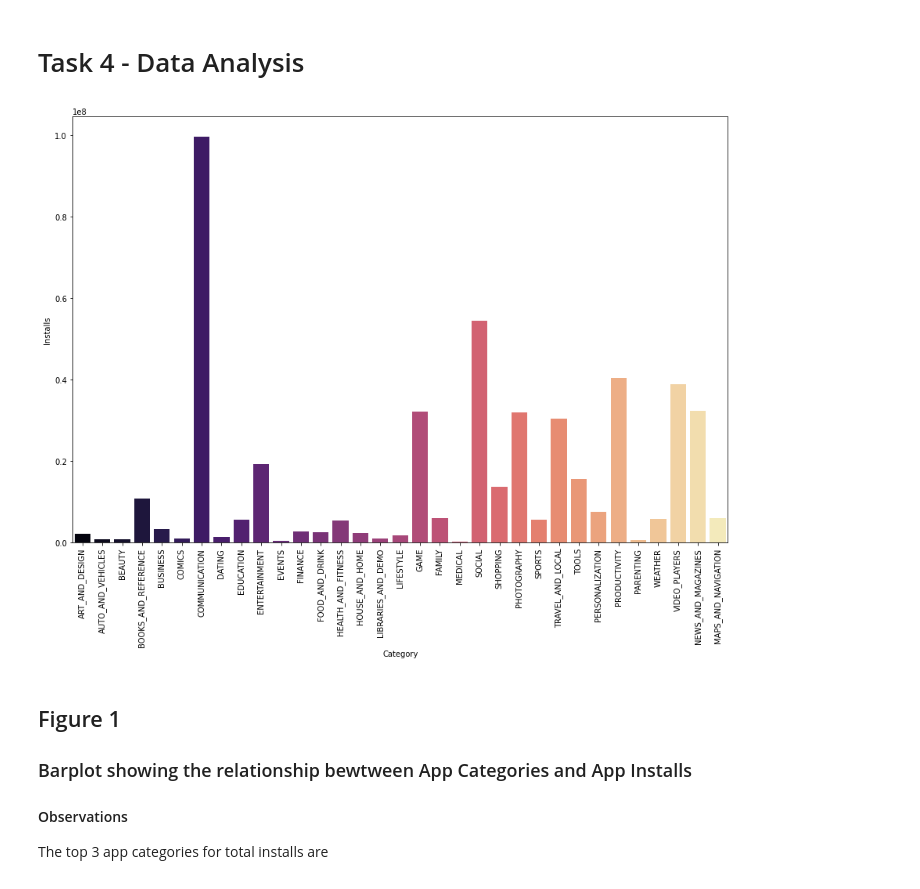
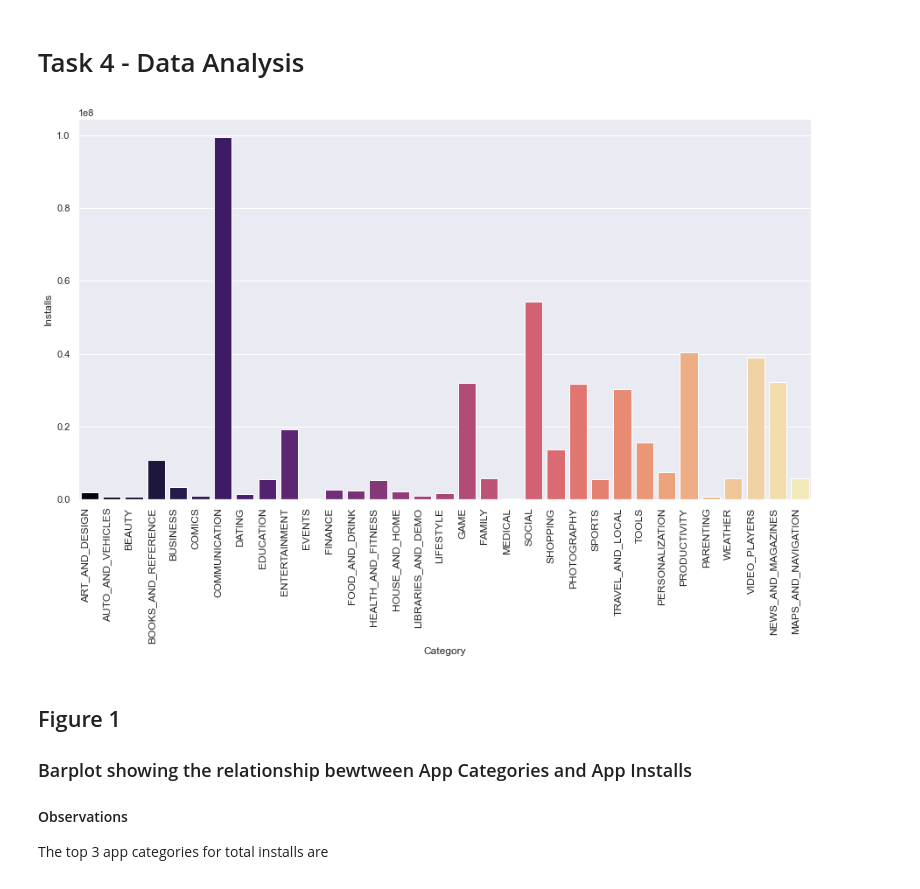
Before and after one commit to ubco-W2022T1-cosc301/project-group36, a Jupyter notebook: notebooks/analysis2.ipynb, the cells around one changed output. Drawn from its saved outputs; the diff is of its cells as text; code cells hidden in the pictures.

```diff
--- a/notebooks/analysis2.ipynb
+++ b/notebooks/analysis2.ipynb
@@ -333,17 +333,22 @@ Here I have transferred my data cleaning and data wrangling method chain into a
 # %% [markdown]
 # Task 4 - Data Analysis
 # %%
-plt.figure(figsize=(15,10))
-sns.barplot(x = 'Category',
+sns.set(rc={"figure.figsize":(15, 8)})
+fig1 = sns.barplot(x = 'Category',
             y = 'Installs',
         data = final,
             errorbar=None,
             palette = 'magma'
+).set_xticklabels(
+    fig1.get_xticklabels(),
+    rotation=90,
+    horizontalalignment='right',
+    fontweight='light',
+    fontsize='medium'
+
 )
-plt.xticks(rotation=90)
-plt.show()
 # %% [output]
-[figure, old version]
+[figure, new version]
 # %% [markdown]
 ## Figure 1
 ### Barplot showing the relationship bewtween App Categories and App Installs
```
Also changed, not shown: parts of 3 cells of this notebook.
